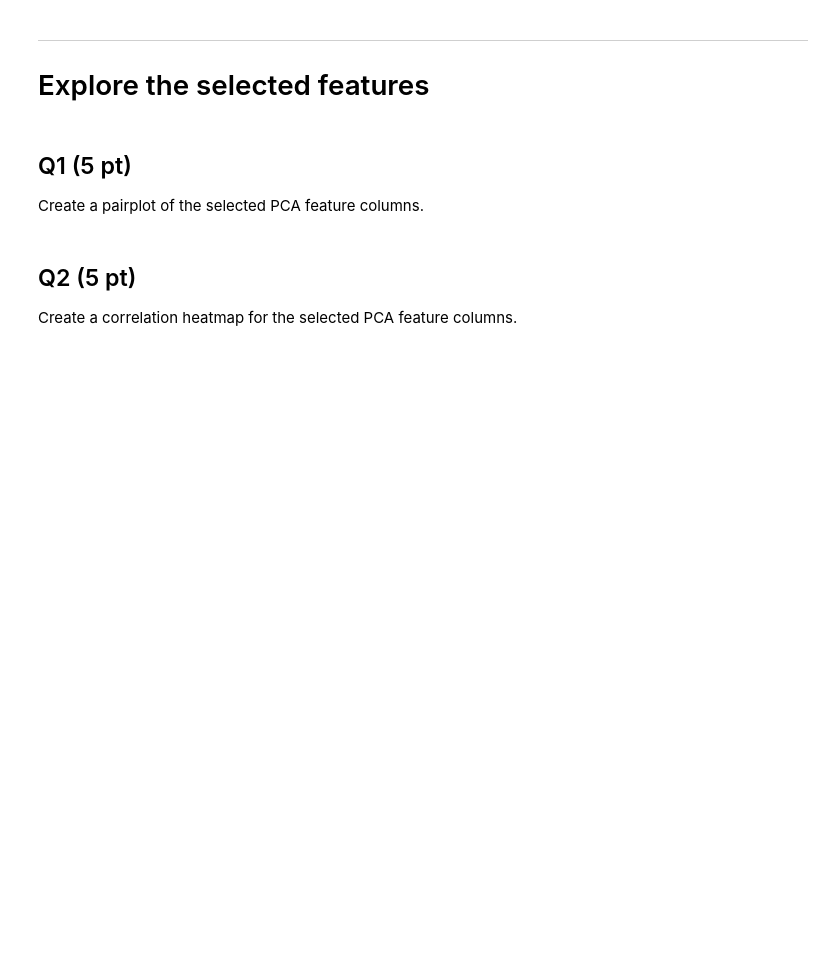
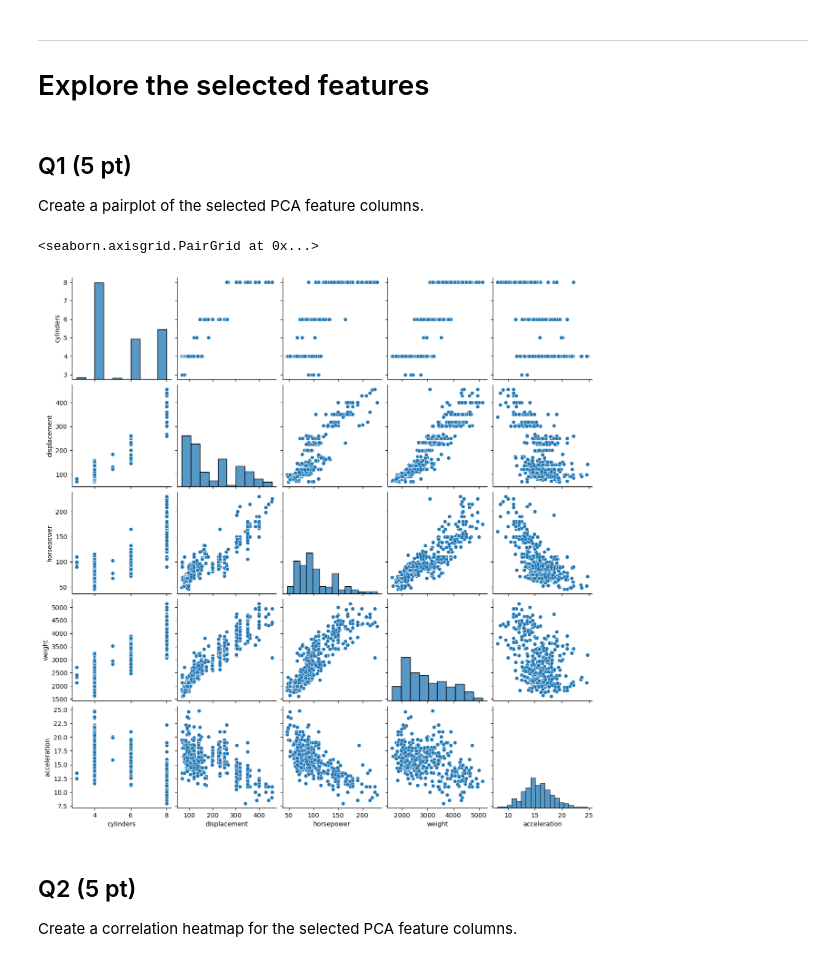
Before and after one commit to fortunecookie040/Math3025_Projects, a Jupyter notebook: Project3_PCA_Student.ipynb, the cells around one changed output. Cells and saved outputs as stored; diff of their text form; code cells hidden in the pictures; blank space fills up the shorter version.

```diff
--- a/Project3_PCA_Student.ipynb
+++ b/Project3_PCA_Student.ipynb
@@ -71,6 +71,10 @@ Create a pairplot of the selected PCA feature columns.
 # %%
 # ANSWER HERE
 # Create a pairplot of the selected PCA feature columns.
+sns.pairplot(cars_df[pca_features])
+# %% [output]
+<seaborn.axisgrid.PairGrid at 0x...>
+[figure, added]
 # %% [markdown]
 ## Q2 (5 pt)
 
```
Also changed, not shown: parts of 2 cells of this notebook.
